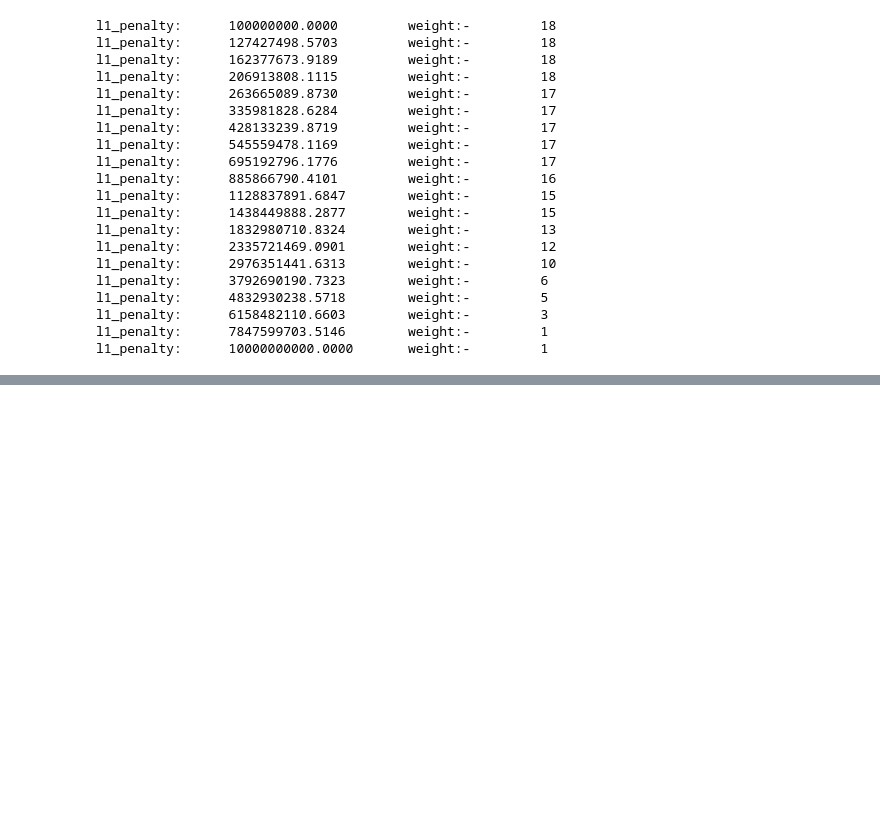
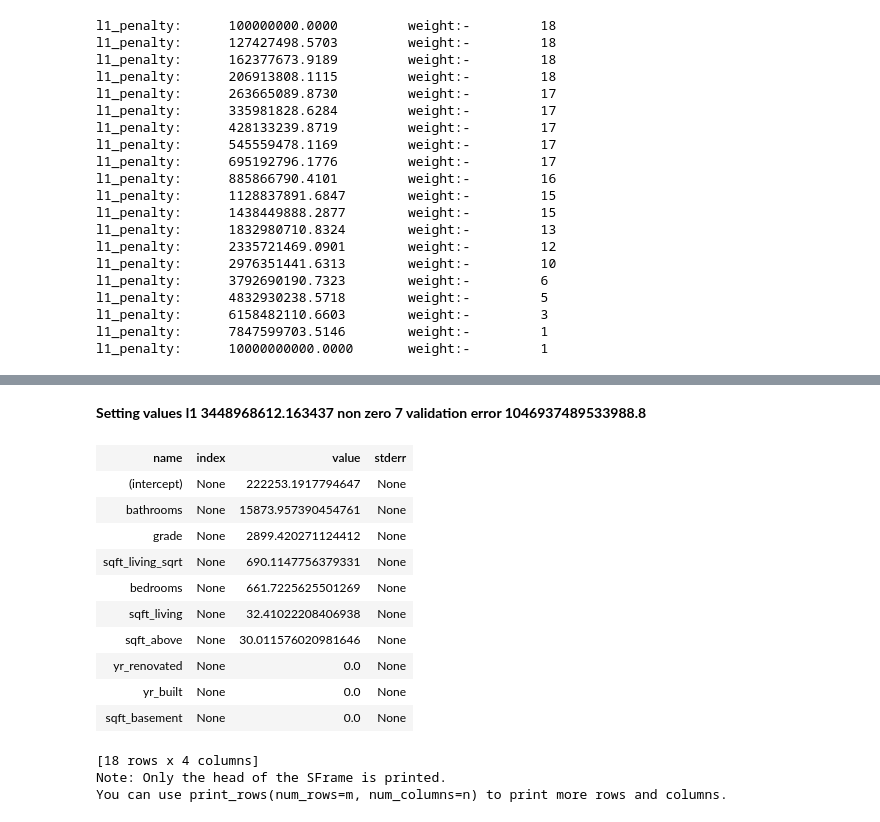
Before and after one commit to shyamjith94/Machine-Learning-Regression, a Jupyter notebook: FeatureSelectionAndLASSO.ipynb, the cells around one changed output, grey strips where cells are left out. Cells and saved outputs as stored; diff of their text form; code cells hidden in the pictures; blank space fills up the shorter version.

```diff
--- a/FeatureSelectionAndLASSO.ipynb
+++ b/FeatureSelectionAndLASSO.ipynb
@@ -248,0 +313,27 @@ l1_penalty:      10000000000.0000       weight:-         1
+# %% [markdown]
+**Setting values l1	 3448968612.163437 	non zero	 7 	validation error	 1046937489533988.8**
+# %%
+model_final = tc.linear_regression.create(training, target = 'price',
+                                              features = all_features,
+                                              verbose = False,
+                                              l1_penalty = 3448968612.163437,
+                                              l2_penalty=0. ,
+                                              validation_set = None)m
+# %%
+model_coff = model_final._get("coefficients")
+model_coff.sort('value', ascending=False)
+# %% [output]
+| name | index | value | stderr |
+| (intercept) | None | 222253.1917794647 | None |
+| bathrooms | None | 15873.957390454761 | None |
+| grade | None | 2899.420271124412 | None |
+| sqft_living_sqrt | None | 690.1147756379331 | None |
+| bedrooms | None | 661.7225625501269 | None |
+| sqft_living | None | 32.41022208406938 | None |
+| sqft_above | None | 30.011576020981646 | None |
+| yr_renovated | None | 0.0 | None |
+| yr_built | None | 0.0 | None |
+| sqft_basement | None | 0.0 | None |
+[18 rows x 4 columns]
+Note: Only the head of the SFrame is printed.
+You can use print_rows(num_rows=m, num_columns=n) to print more rows and columns.
```
Also changed, not shown: parts of 8 cells of this notebook.
